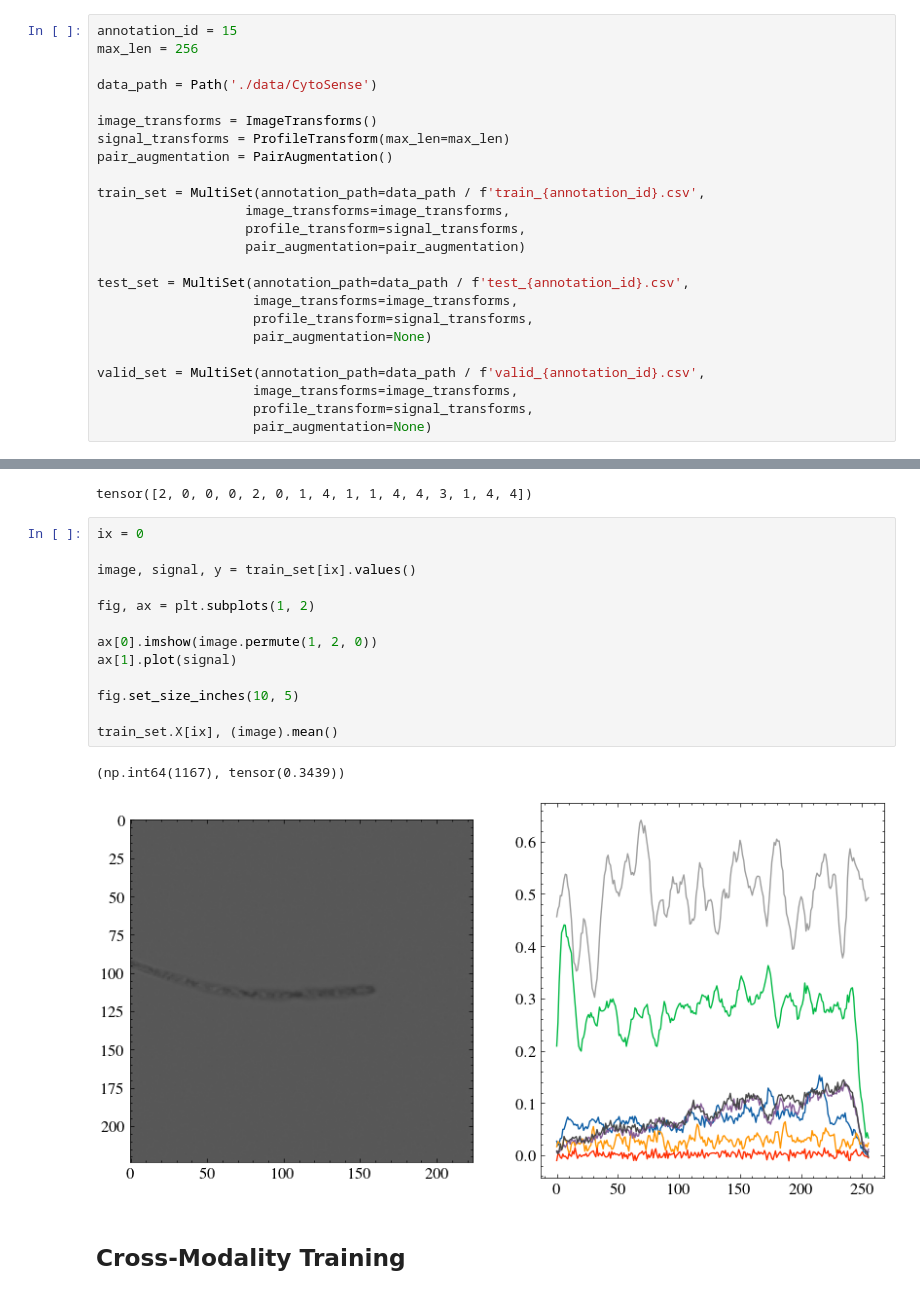
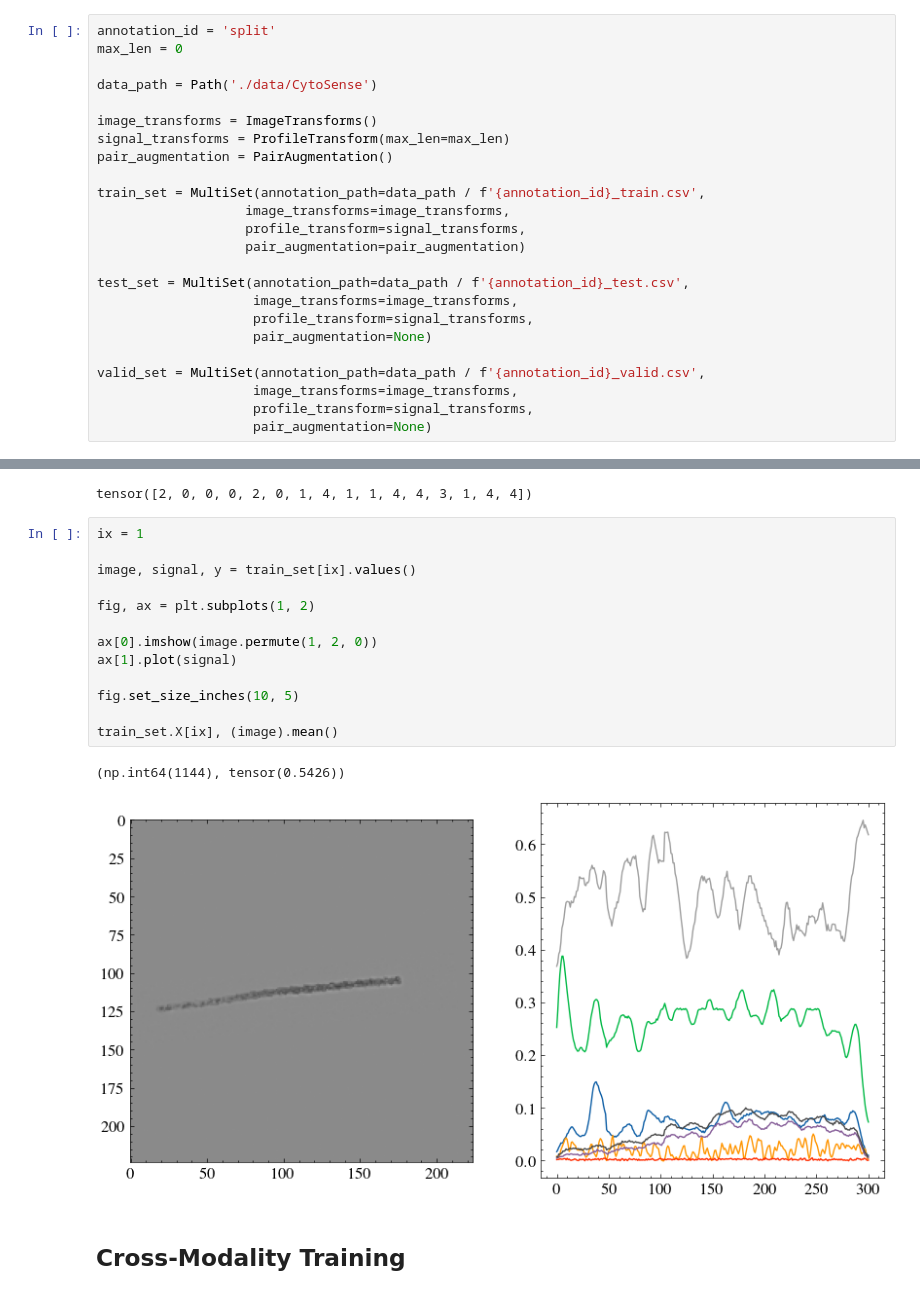
Before and after one commit to imveikka/multimodal_plankton_recognition, a Jupyter notebook: sandbox.ipynb, the cells around one changed output, grey strips where cells are left out. Cells and saved outputs as stored; diff of their text form.

```diff
--- a/sandbox.ipynb
+++ b/sandbox.ipynb
@@ -41,8 +41,8 @@ plt.rcParams.update({
 
 # %matplotlib widget
 # %%
-annotation_id = 15
-max_len = 256
+annotation_id = 'split'
+max_len = 0
 
 data_path = Path('./data/CytoSense')
 
@@ -50,17 +50,17 @@ image_transforms = ImageTransforms()
 signal_transforms = ProfileTransform(max_len=max_len)
 pair_augmentation = PairAugmentation()
 
-train_set = MultiSet(annotation_path=data_path / f'train_{annotation_id}.csv',
+train_set = MultiSet(annotation_path=data_path / f'{annotation_id}_train.csv',
                    image_transforms=image_transforms,
                    profile_transform=signal_transforms,
                    pair_augmentation=pair_augmentation)
 
-test_set = MultiSet(annotation_path=data_path / f'test_{annotation_id}.csv',
+test_set = MultiSet(annotation_path=data_path / f'{annotation_id}_test.csv',
                     image_transforms=image_transforms,
                     profile_transform=signal_transforms,
                     pair_augmentation=None)
 
-valid_set = MultiSet(annotation_path=data_path / f'valid_{annotation_id}.csv',
+valid_set = MultiSet(annotation_path=data_path / f'{annotation_id}_valid.csv',
                     image_transforms=image_transforms,
                     profile_transform=signal_transforms,
                     pair_augmentation=None)
@@ -169,21 +203,21 @@ label
 # %% [output]
 tensor([2, 0, 0, 0, 2, 0, 1, 4, 1, 1, 4, 4, 3, 1, 4, 4])
 # %%
-ix = 0
+ix = 1
 
 image, signal, y = train_set[ix].values()
 
 fig, ax = plt.subplots(1, 2)
 
 ax[0].imshow(image.permute(1, 2, 0))
 ax[1].plot(signal)
 
 fig.set_size_inches(10, 5)
 
 train_set.X[ix], (image).mean()
 # %% [output]
-(np.int64(1167), tensor(0.3439))
+(np.int64(1144), tensor(0.5426))
-[figure, old version]
+[figure, new version]
 # %% [markdown]
 ## Cross-Modality Training
 # %%
```
Also changed, not shown: parts of 4 cells of this notebook, 13 other files.
